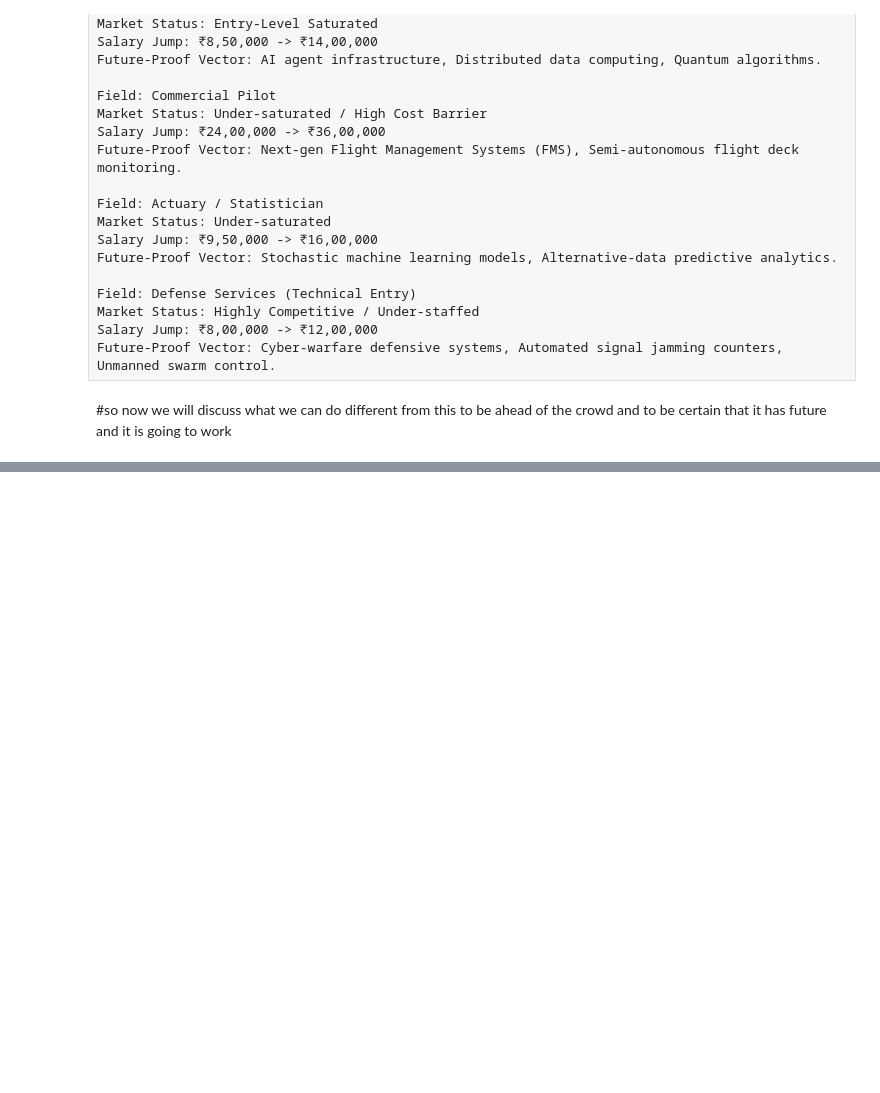
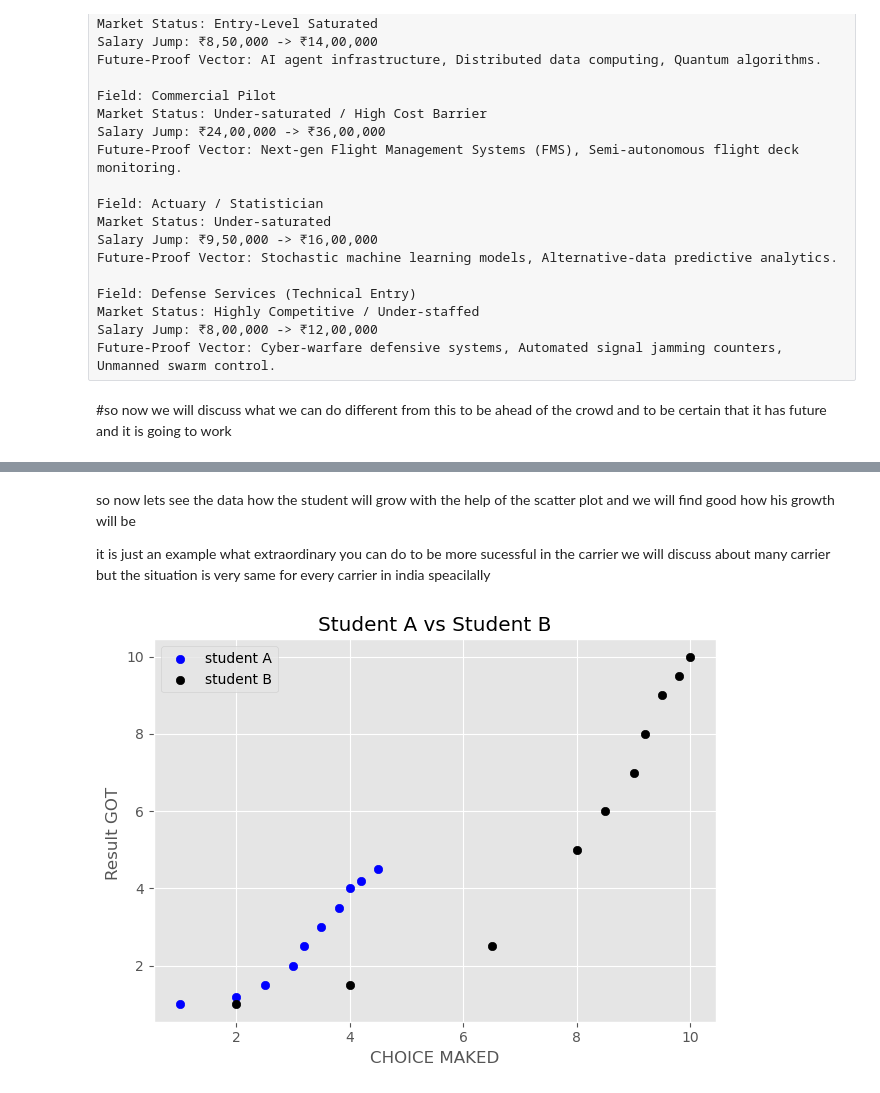
Before and after one commit to Venux09/Carrier-analysis-project, a Jupyter notebook: science stream deep analysis/science_stream_second_page.ipynb, the cells around one changed output, grey strips where cells are left out. Saved outputs shown, nothing was run; the diff lists cells and outputs as text; code cells hidden in the pictures; blank space fills up the shorter version.

Commit message:
add : concludid the sciene page with tips and some other carrier sugesstion

```diff
--- a/science stream deep analysis/science_stream_second_page.ipynb
+++ b/science stream deep analysis/science_stream_second_page.ipynb
@@ -243,0 +277,40 @@ Future-Proof Vector: Cyber-warfare defensive systems, Automated signal jamming c
+# %% [markdown]
+so now lets see the data how the student will grow with the help of the scatter plot and we will find good how his growth will be
+
+ it is just an example what extraordinary you can do to be more sucessful in the carrier we will discuss about many carrier but the situation is very same for every carrier in india speacilally
+# %%
+#data representaion for the how the awared student carrier growth will
+import  pandas as pd
+import matplotlib.pyplot as plt
+import numpy as np
+
+data_compare = pd.read_csv('comparision_normal_vs_extraordinary.csv')
+data_compare
+
+#dividing both the data for the comparsion
+
+student_a = data_compare.loc[:9]
+student_b = data_compare.loc[10:19]
+
+
+# data representaion
+#for student a
+student_a_data = student_a['Path_Choice_Score']
+student_a_success_score = student_a['Success_Score']
+# for student b
+student_b_data = student_b['Path_Choice_Score']
+student_b_success_score = student_b['Success_Score']
+
+#plotting the data
+plt.scatter(student_a_data,student_a_success_score,label = "student A", color = 'blue')
+plt.scatter(student_b_data,student_b_success_score,label = "student B", color = 'black')
+
+plt.title('Student A vs Student B')
+plt.xlabel('CHOICE MAKED')
+plt.ylabel('Result GOT ')
+plt.tight_layout()
+plt.legend()
+plt.grid(True)
+plt.show()
+# %% [output]
+[figure, added]
```
Also changed, not shown: parts of 9 cells of this notebook, 1 other file.
